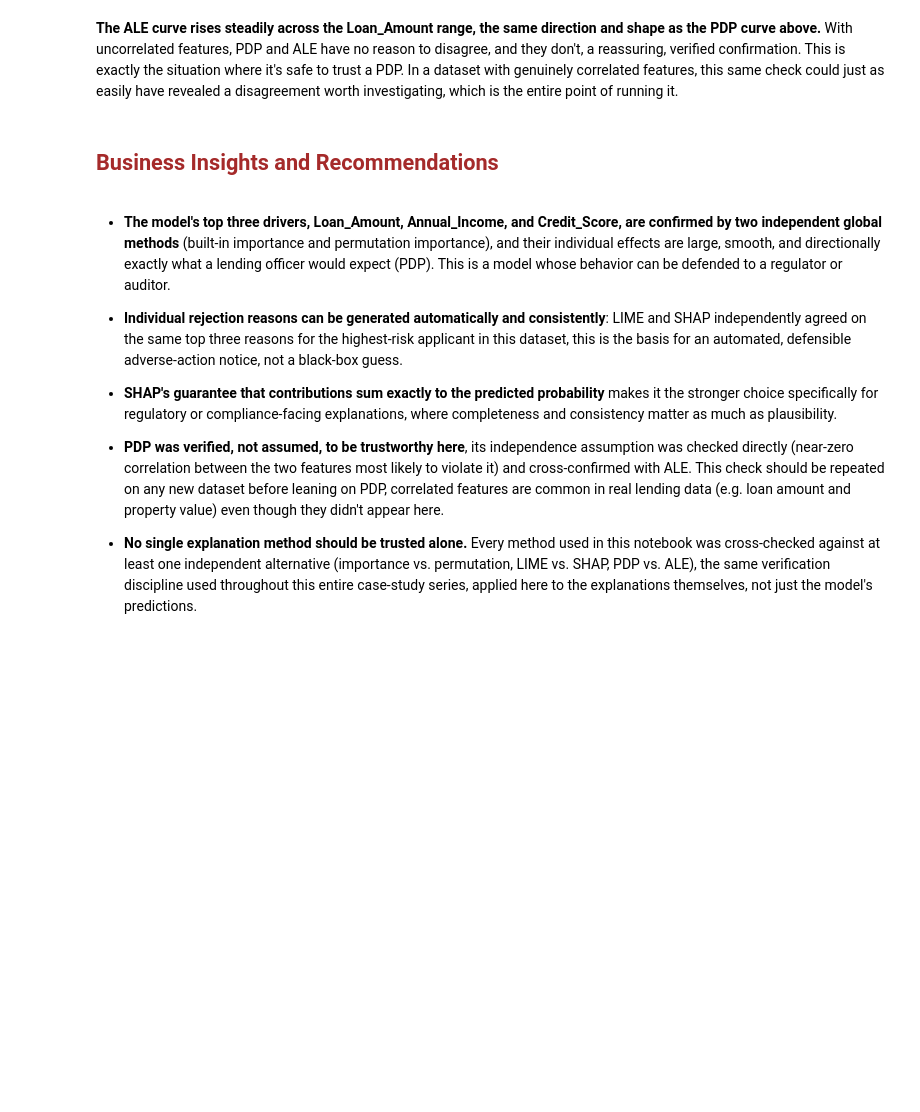
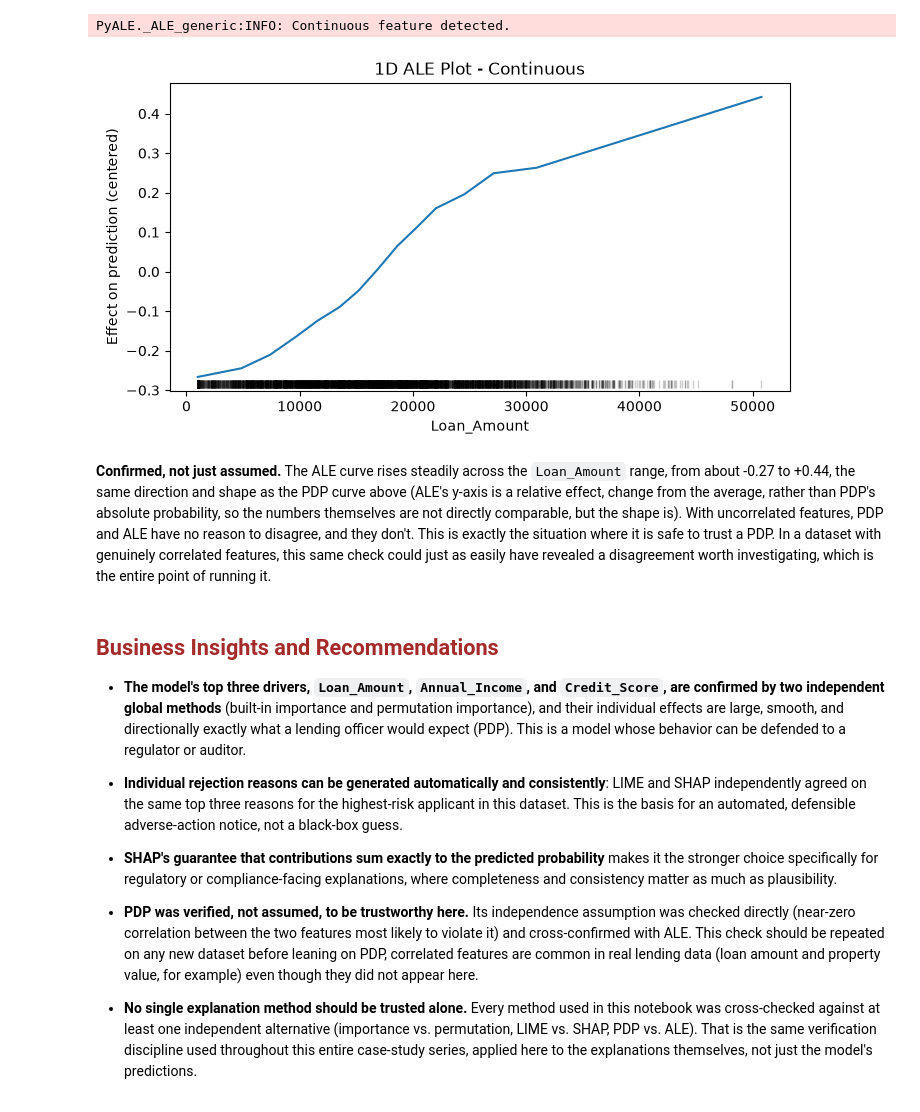
Before and after one commit to yogi-datalabs/machine-learning, a Jupyter notebook: Model Explainability/Loan Default Model Explainability.ipynb, the cells around one changed output. Saved outputs shown, nothing was run; the diff lists cells and outputs as text; code cells hidden in the pictures; blank space fills up the shorter version.

```diff
--- a/Model Explainability/Loan Default Model Explainability.ipynb
+++ b/Model Explainability/Loan Default Model Explainability.ipynb
@@ -164,0 +107,5 @@ applicant_shap.sort_values(key=abs, ascending=False).head(6)
+# %%
+df = pd.read_csv(r"../Feature Engineering/loan_applications.csv")
+df = df.drop(columns=["Applicant_ID"])
+
+df.head()
@@ -164,0 +128,10 @@ applicant_shap.sort_values(key=abs, ascending=False).head(6)
+# %%
+X = df.drop(columns=["Default"])
+y = df["Default"]
+
+X_train_raw, X_test_raw, y_train, y_test = train_test_split(
+    X, y, test_size=0.2, random_state=1, stratify=y
+)
+
+print("Training rows:", X_train_raw.shape[0])
+print("Test rows:", X_test_raw.shape[0])
@@ -164,0 +180,3 @@ applicant_shap.sort_values(key=abs, ascending=False).head(6)
+# %%
+X_train = X_train.astype(float)
+X_test = X_test.astype(float)
@@ -187,25 +590,48 @@ Essentially zero, these two features were generated independently, so PDP's inde
 # %%
-class ProbaWrapper:
-    def __init__(self, model):
-        self.model = model
+from types import SimpleNamespace
 
-    def predict(self, X):
-        return self.model.predict_proba(X)[:, 1]
+probability_model = SimpleNamespace(predict=lambda X: gb.predict_proba(X)[:, 1])
 
 ale_effect = ale(
-    X=X_train, model=ProbaWrapper(gb), feature=["Loan_Amount"], grid_size=15, include_CI=False
+    X=X_train, model=probability_model, feature=["Loan_Amount"], grid_size=15, include_CI=False
 )
+plt.show()
+# %% [output]
+PyALE._ALE_generic:INFO: Continuous feature detected.
+[figure, added]
 # %% [markdown]
-**The ALE curve rises steadily across the Loan_Amount range, the same direction and shape as the PDP curve above.** With uncorrelated features, PDP and ALE have no reason to disagree, and they don't, a reassuring, verified confirmation. This is exactly the situation where it's safe to trust a PDP. In a dataset with genuinely correlated features, this same check could just as easily have revealed a disagreement worth investigating, which is the entire point of running it.
+**Confirmed, not just assumed.** The ALE curve rises steadily across the `Loan_Amount` range, from
+about -0.27 to +0.44, the same direction and shape as the PDP curve above (ALE's y-axis is a
+relative effect, change from the average, rather than PDP's absolute probability, so the numbers
+themselves are not directly comparable, but the shape is). With uncorrelated features, PDP and ALE
+have no reason to disagree, and they don't. This is exactly the situation where it is safe to
+trust a PDP. In a dataset with genuinely correlated features, this same check could just as easily
+have revealed a disagreement worth investigating, which is the entire point of running it.
-# %% [markdown]
-## <font color="brown"> Business Insights and Recommendations
 # %% [markdown]
-- **The model's top three drivers, Loan_Amount, Annual_Income, and Credit_Score, are confirmed by two independent global methods** (built-in importance and permutation importance), and their individual effects are large, smooth, and directionally exactly what a lending officer would expect (PDP). This is a model whose behavior can be defended to a regulator or auditor.
+## <font color="brown">Business Insights and Recommendations</font>
 
-- **Individual rejection reasons can be generated automatically and consistently**: LIME and SHAP independently agreed on the same top three reasons for the highest-risk applicant in this dataset, this is the basis for an automated, defensible adverse-action notice, not a black-box guess.
+- **The model's top three drivers, `Loan_Amount`, `Annual_Income`, and `Credit_Score`, are
+  confirmed by two independent global methods** (built-in importance and permutation importance),
+  and their individual effects are large, smooth, and directionally exactly what a lending officer
+  would expect (PDP). This is a model whose behavior can be defended to a regulator or auditor.
 
-- **SHAP's guarantee that contributions sum exactly to the predicted probability** makes it the stronger choice specifically for regulatory or compliance-facing explanations, where completeness and consistency matter as much as plausibility.
+- **Individual rejection reasons can be generated automatically and consistently**: LIME and SHAP
+  independently agreed on the same top three reasons for the highest-risk applicant in this
+  dataset. This is the basis for an automated, defensible adverse-action notice, not a black-box
+  guess.
 
-- **PDP was verified, not assumed, to be trustworthy here**, its independence assumption was checked directly (near-zero correlation between the two features most likely to violate it) and cross-confirmed with ALE. This check should be repeated on any new dataset before leaning on PDP, correlated features are common in real lending data (e.g. loan amount and property value) even though they didn't appear here.
+- **SHAP's guarantee that contributions sum exactly to the predicted probability** makes it the
+  stronger choice specifically for regulatory or compliance-facing explanations, where
+  completeness and consistency matter as much as plausibility.
 
-- **No single explanation method should be trusted alone.** Every method used in this notebook was cross-checked against at least one independent alternative (importance vs. permutation, LIME vs. SHAP, PDP vs. ALE), the same verification discipline used throughout this entire case-study series, applied here to the explanations themselves, not just the model's predictions.
+- **PDP was verified, not assumed, to be trustworthy here.** Its independence assumption was
+  checked directly (near-zero correlation between the two features most likely to violate it) and
+  cross-confirmed with ALE. This check should be repeated on any new dataset before leaning on
+  PDP, correlated features are common in real lending data (loan amount and property value, for
+  example) even though they did not appear here.
+
+- **No single explanation method should be trusted alone.** Every method used in this notebook was
+  cross-checked against at least one independent alternative (importance vs. permutation, LIME vs.
+  SHAP, PDP vs. ALE). That is the same verification discipline used throughout this entire
+  case-study series, applied here to the explanations themselves, not just the model's
+  predictions.
```
Also changed, not shown: parts of 97 cells of this notebook, 1 other file.
